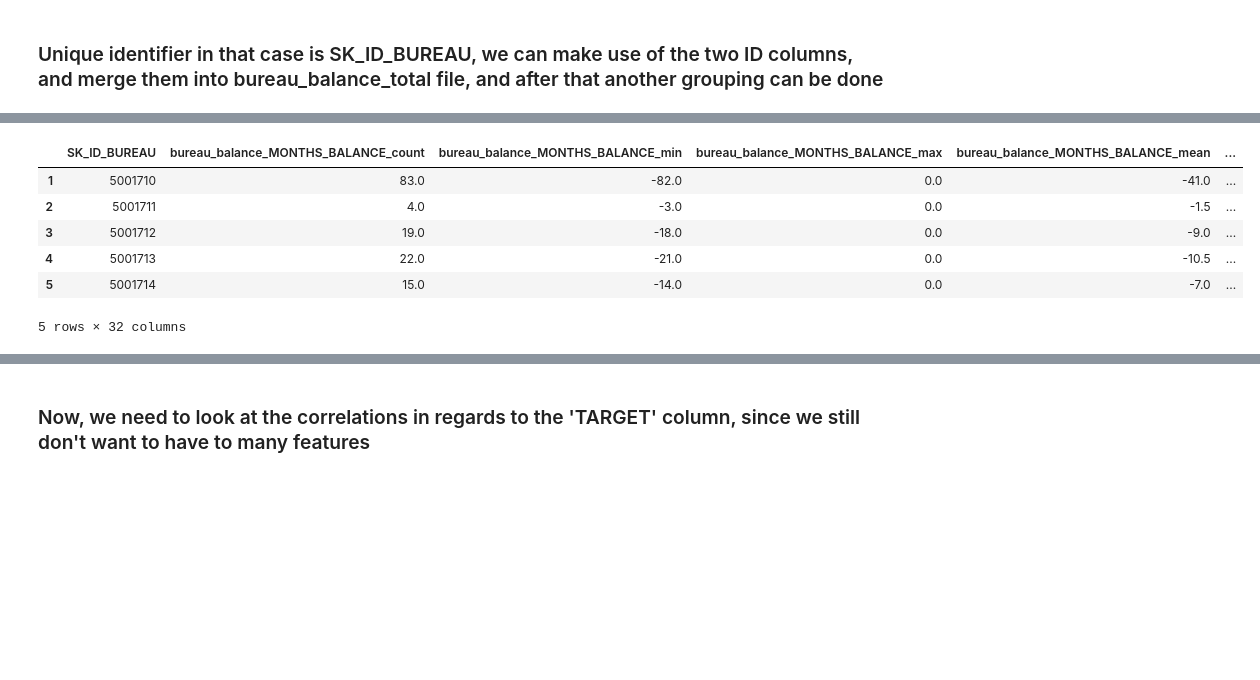
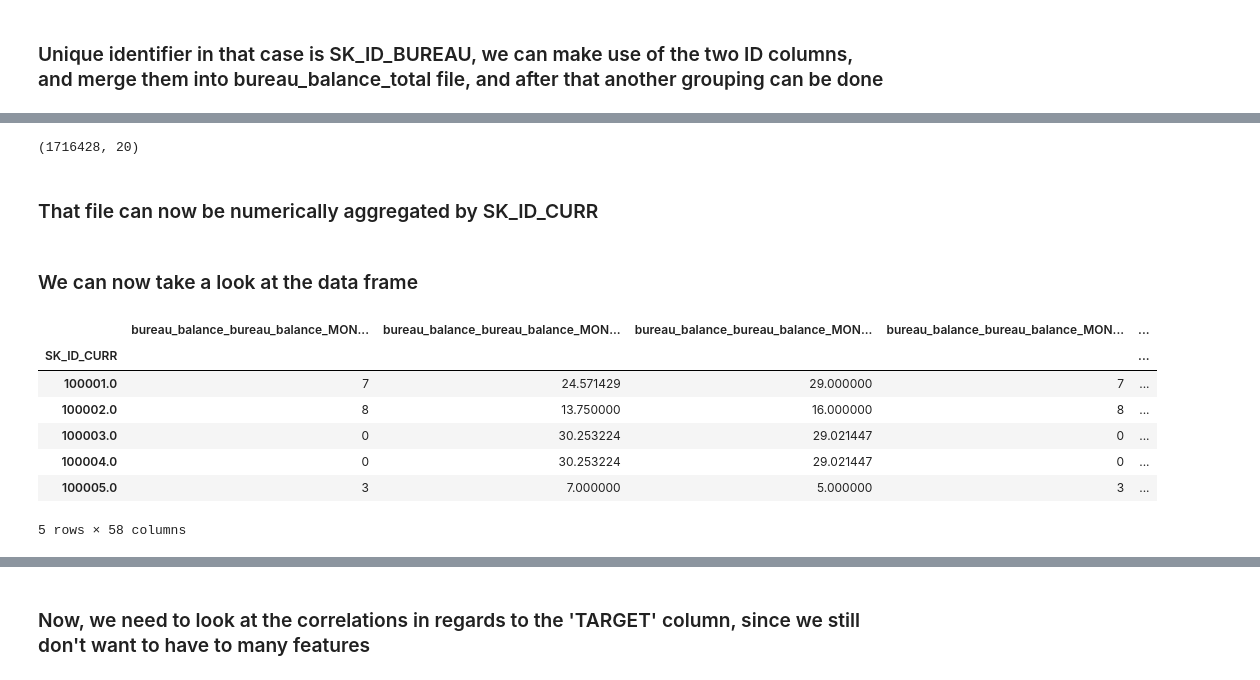
Before and after one commit to IML-Project/Home_Credit_Default_Risk_Project, a Jupyter notebook: FeatureEngineering.ipynb, the cells around one changed output, grey strips where cells are left out. Cells and saved outputs as stored; diff of their text form; code cells hidden in the pictures; blank space fills up the shorter version.

Commit message:
Done - now it should work, and give correct data back

```diff
--- a/FeatureEngineering.ipynb
+++ b/FeatureEngineering.ipynb
@@ -314,0 +329,2 @@ bureau_balance_group_num.head(5)
+# %%
+bureau_balance_group_num = bureau_balance_group_num.drop(columns = ['bureau_balance_MONTHS_BALANCE_median'])
@@ -330,7 +359,7 @@ bureau_group_object.head(5)
 # %% [markdown]
 * Object grouping for bureau_balance
 # %%
-bureau_balance_object_group = group_object_values(bureau_balance, 'bureau', groupby_id = 'SK_ID_BUREAU')
+bureau_balance_object_group = group_object_values(bureau_balance, 'bureau', groupby_id = 'SK_ID_BUREAU', grouping_statistics = ['sum', 'mean'])
 # %%
 bureau_balance_object_group.head(5)
 # %% [output]
@@ -384,0 +418,2 @@ bureau_balance_total.head(5)
+# %%
+bureau_balance_total = normalization(bureau_balance_total, min_mean_value = 10)
@@ -413,12 +472,23 @@ bureau_balance_total.head(5)
 # %%
 bureau_balance_total = bureau_balance_total[bureau_balance_total['SK_ID_CURR'] > 1000]
+# %%
+bureau_balance_total.shape
+# %% [output]
+(1716428, 20)
+# %% [markdown]
+### That file can now be numerically aggregated by SK_ID_CURR
+# %%
+bureau_balance_total = group_numeric_values(bureau_balance_total, 'bureau_balance')
+# %% [markdown]
+### We can now take a look at the data frame
 # %%
-bureau_balance_total.head(5)
+bureau_balance_total.head()
 # %% [output]
-|  | SK_ID_BUREAU | bureau_balance_MONTHS_BALANCE_count | bureau_balance_MONTHS_BALANCE_min | bureau_balance_MONTHS_BALANCE_max | bureau_balance_MONTHS_BALANCE_mean | ... |
-| 1 | 5001710 | 83.0 | -82.0 | 0.0 | -41.0 | ... |
-| 2 | 5001711 | 4.0 | -3.0 | 0.0 | -1.5 | ... |
-| 3 | 5001712 | 19.0 | -18.0 | 0.0 | -9.0 | ... |
-| 4 | 5001713 | 22.0 | -21.0 | 0.0 | -10.5 | ... |
-| 5 | 5001714 | 15.0 | -14.0 | 0.0 | -7.0 | ... |
+|  | bureau_balance_bureau_balance_MON... | bureau_balance_bureau_balance_MON... | bureau_balance_bureau_balance_MON... | bureau_balance_bureau_balance_MON... | ... |
+| SK_ID_CURR |  |  |  |  | ... |
+| 100001.0 | 7 | 24.571429 | 29.000000 | 7 | ... |
+| 100002.0 | 8 | 13.750000 | 16.000000 | 8 | ... |
+| 100003.0 | 0 | 30.253224 | 29.021447 | 0 | ... |
+| 100004.0 | 0 | 30.253224 | 29.021447 | 0 | ... |
+| 100005.0 | 3 | 7.000000 | 5.000000 | 3 | ... |
-5 rows × 32 columns
+5 rows × 58 columns
```
Also changed, not shown: parts of 160 cells of this notebook.
